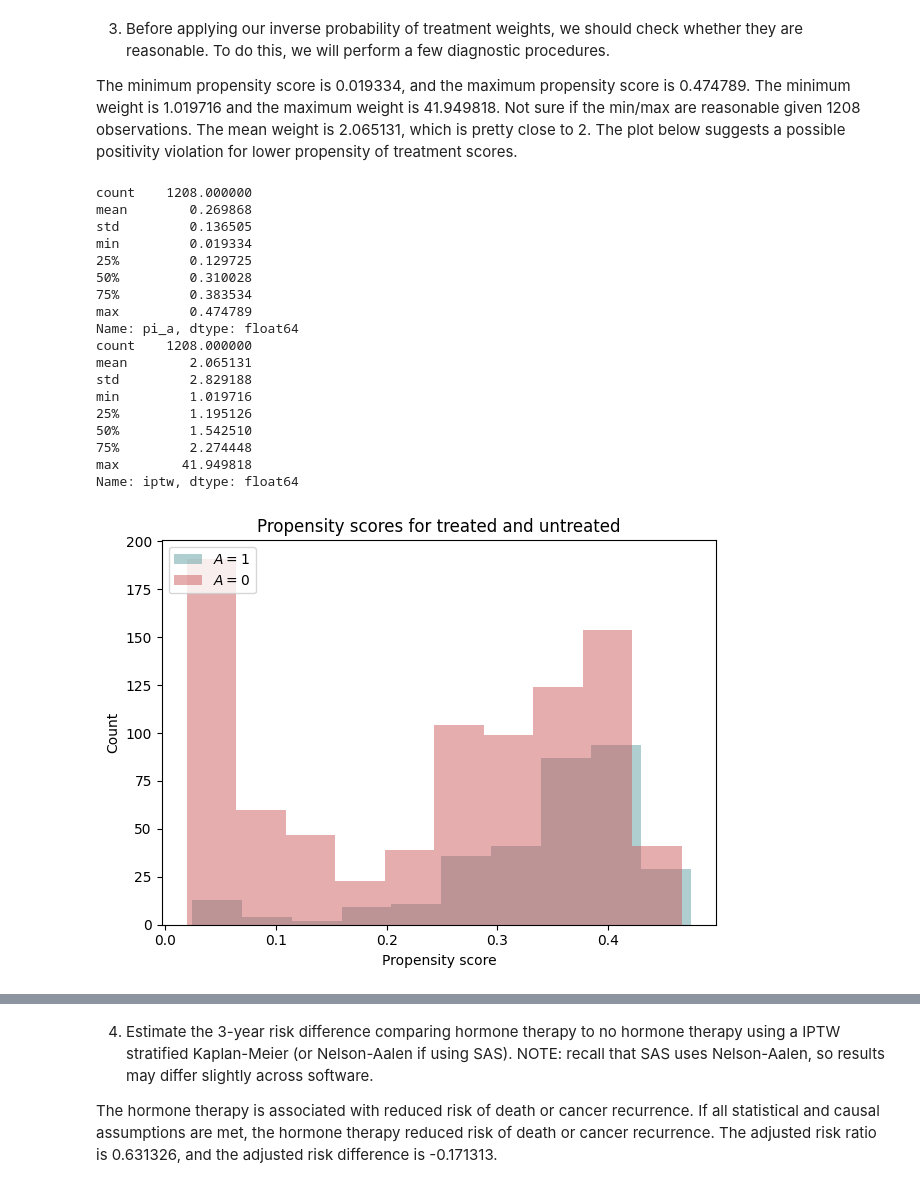
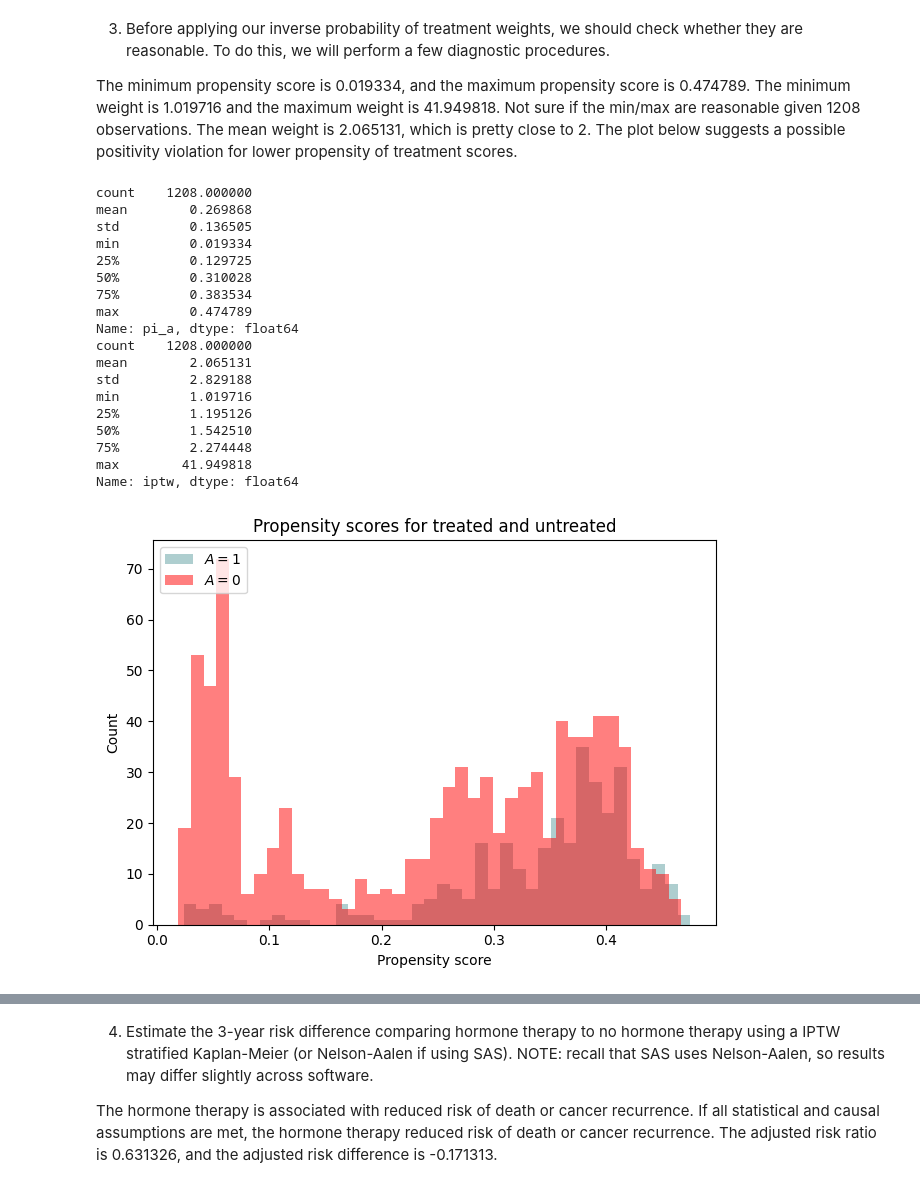
Before and after one commit to valerielucas/EPID717HW, a Jupyter notebook: notebooks/hw7.ipynb, the cells around one changed output, grey strips where cells are left out. Cells and saved outputs as stored; diff of their text form; code cells hidden in the pictures.

```diff
--- a/notebooks/hw7.ipynb
+++ b/notebooks/hw7.ipynb
@@ -122,33 +152,45 @@ The minimum propensity score is 0.019334, and the maximum propensity score is 0.
 print(rotterdam['pi_a'].describe())
 print(rotterdam['iptw'].describe())
 
 plt.hist(rotterdam.mask(rotterdam['hormon'] == 0)['pi_a'],
-        color='cadetblue', label=r'$A=1$', alpha = 0.5)
+        color='cadetblue', label=r'$A=1$', alpha = 0.5, bins = 40)
 plt.hist(rotterdam.mask(rotterdam['hormon'] == 1)['pi_a'],
-        color='indianred', label=r'$A=0$', alpha = 0.5)
+        color='red', label=r'$A=0$', alpha = 0.5, bins = 40)
 plt.ylabel("Count")
 plt.xlabel("Propensity score")
 plt.title("Propensity scores for treated and untreated")
 plt.legend(loc=2)
 plt.tight_layout()
 plt.show()
+
+
+plt.hist(rotterdam.mask(rotterdam['hormon'] == 0)['pi_a'],
+        color='cadetblue', label=r'$A=1$', alpha = 0.5, bins = 40, density = True)
+plt.hist(rotterdam.mask(rotterdam['hormon'] == 1)['pi_a'],
+        color='red', label=r'$A=0$', alpha = 0.5, bins = 40, density = True)
+plt.ylabel("Count")
+plt.xlabel("Propensity score")
+plt.title("Propensity scores for treated and untreated")
+plt.legend(loc=2)
+plt.tight_layout()
+plt.show()
 # %% [output]
 count    1208.000000
 mean        0.269868
 std         0.136505
 min         0.019334
 25%         0.129725
 50%         0.310028
 75%         0.383534
 max         0.474789
 Name: pi_a, dtype: float64
 count    1208.000000
 mean        2.065131
 std         2.829188
 min         1.019716
 25%         1.195126
 50%         1.542510
 75%         2.274448
 max        41.949818
 Name: iptw, dtype: float64
-[figure, old version]
+[figure, new version]
```
Also changed, not shown: parts of 11 cells of this notebook, 6 other files.
